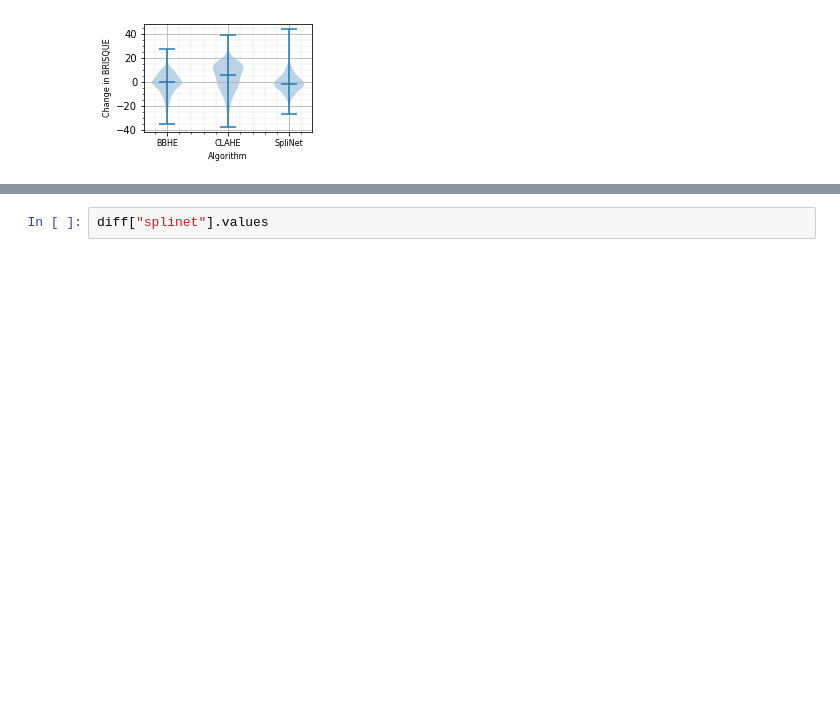
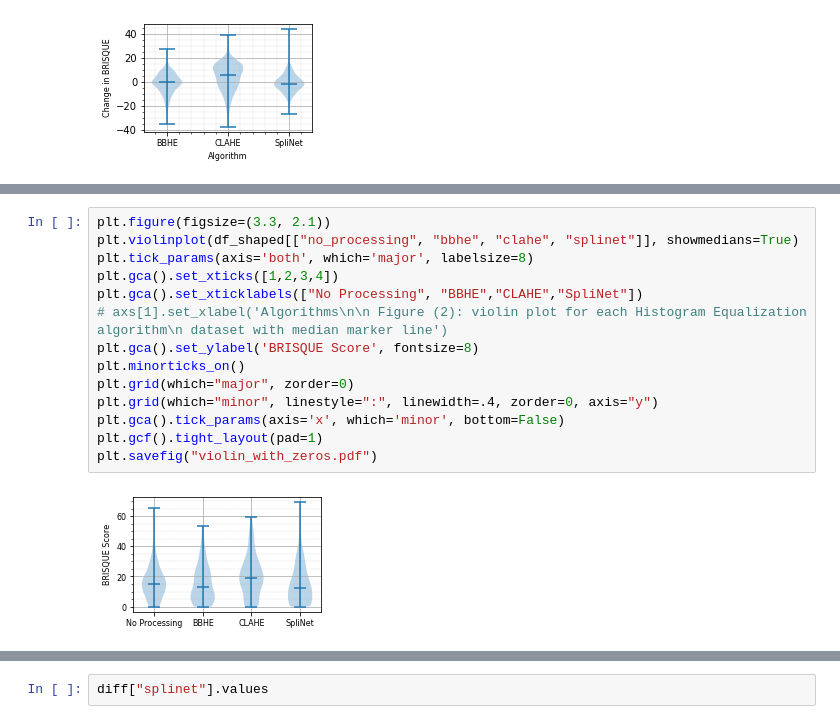
Before and after one commit to Zamammirza/HE, a Jupyter notebook: analysis/brisque_differential_analysis.ipynb, the cells around one changed output, grey strips where cells are left out. Drawn from its saved outputs; the diff is of its cells as text; blank space fills up the shorter version.

```diff
--- a/analysis/brisque_differential_analysis.ipynb
+++ b/analysis/brisque_differential_analysis.ipynb
@@ -91,0 +113,16 @@ plt.savefig("diff_violin.pdf")
+# %%
+plt.figure(figsize=(3.3, 2.1))
+plt.violinplot(df_shaped[["no_processing", "bbhe", "clahe", "splinet"]], showmedians=True)
+plt.tick_params(axis='both', which='major', labelsize=8)
+plt.gca().set_xticks([1,2,3,4])
+plt.gca().set_xticklabels(["No Processing", "BBHE","CLAHE","SpliNet"])
+# axs[1].set_xlabel('Algorithms\n\n Figure (2): violin plot for each Histogram Equalization algorithm\n dataset with median marker line')
+plt.gca().set_ylabel('BRISQUE Score', fontsize=8)
+plt.minorticks_on()
+plt.grid(which="major", zorder=0)
+plt.grid(which="minor", linestyle=":", linewidth=.4, zorder=0, axis="y")
+plt.gca().tick_params(axis='x', which='minor', bottom=False)
+plt.gcf().tight_layout(pad=1)
+plt.savefig("violin_with_zeros.pdf")
+# %% [output]
+[figure, added]
```
Also changed, not shown: parts of 17 cells of this notebook, 7 other files.
